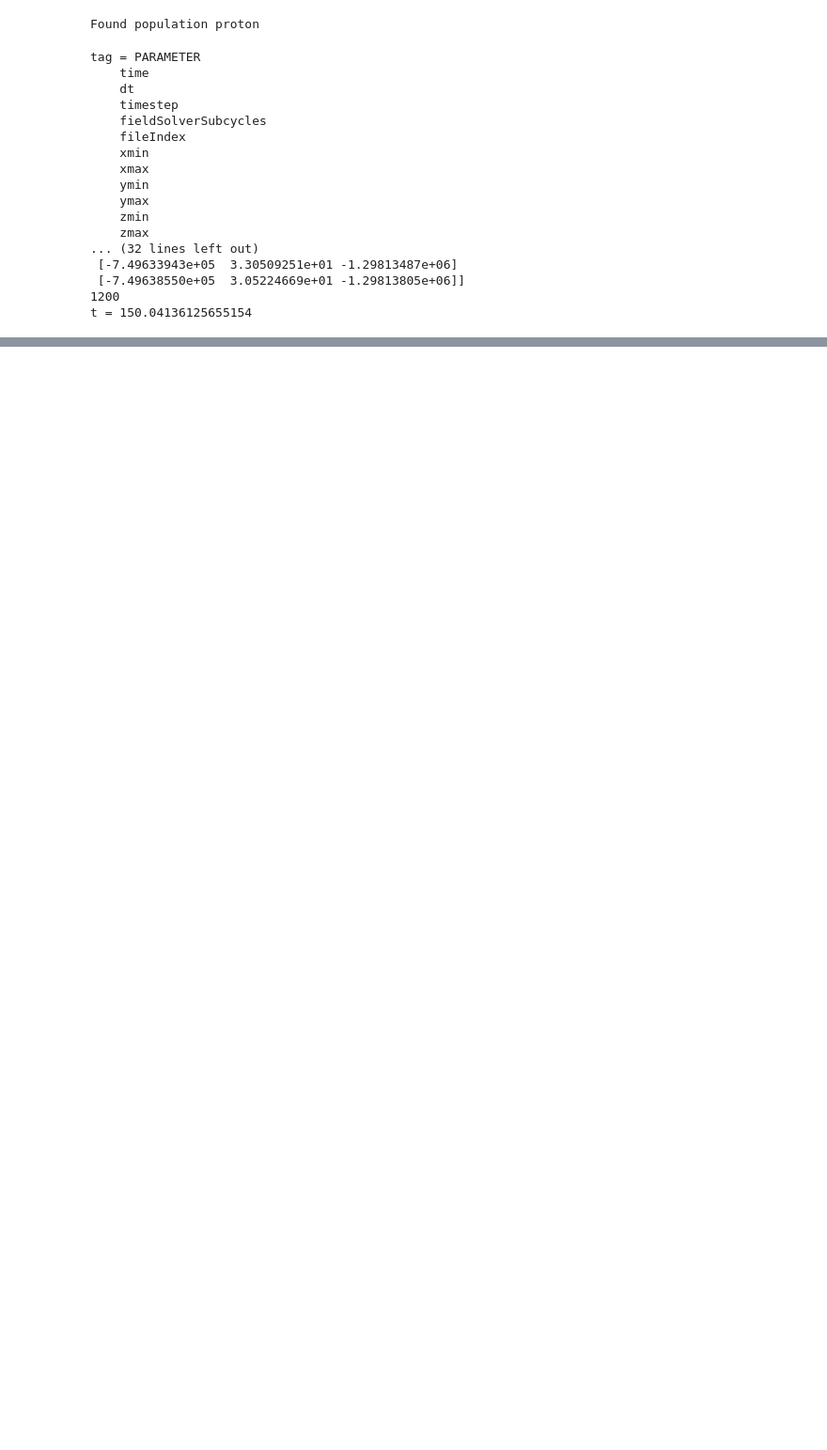
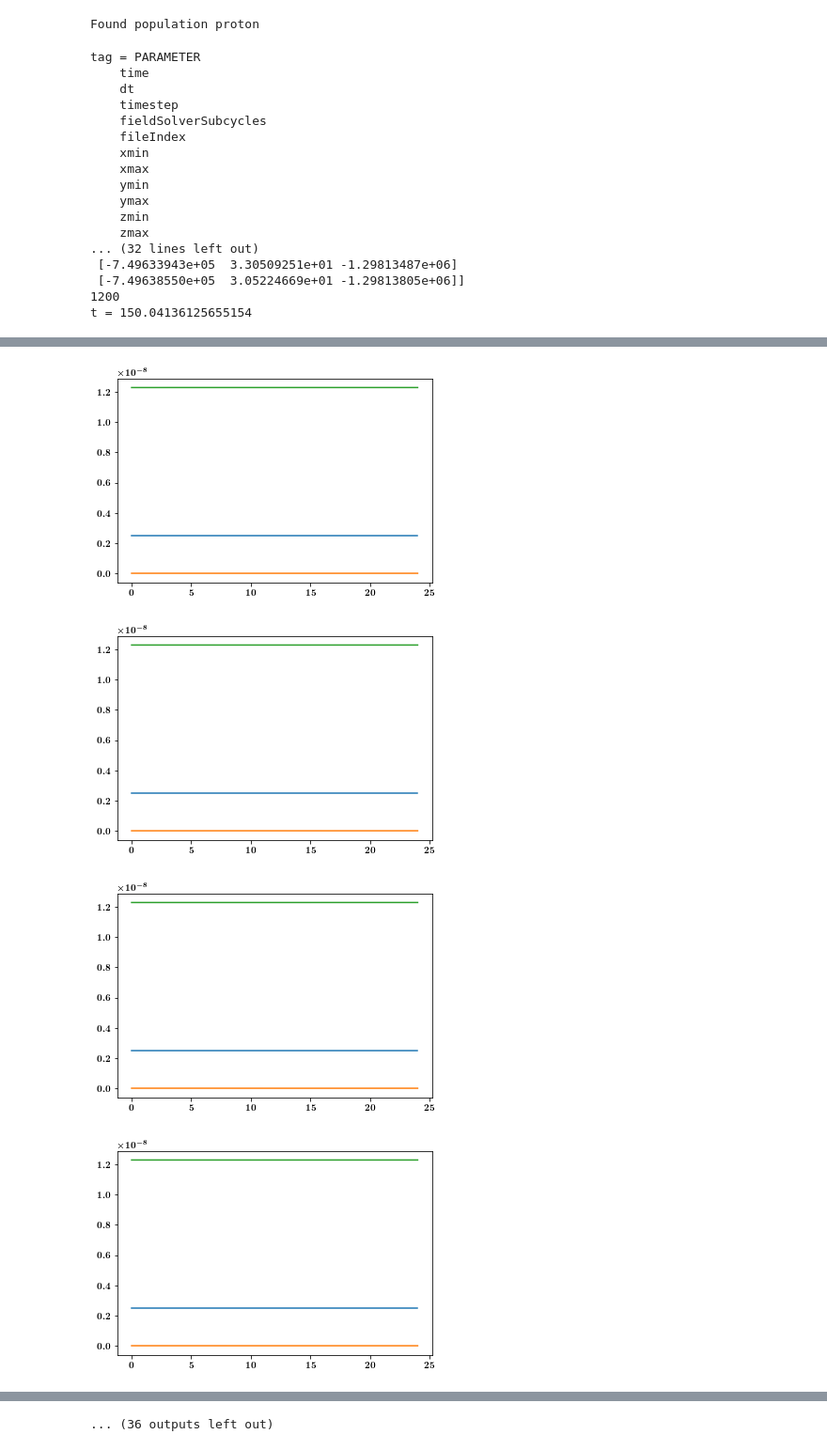
Before and after one commit to makes/plasma-dsp2022, a Jupyter notebook: jiihu-sandbox.ipynb, the cells around one changed output, grey strips where cells are left out. Shown at 94% size. Saved outputs shown, nothing was run; the diff lists cells and outputs as text; code cells hidden in the pictures; blank space fills up the shorter version.

```diff
--- a/jiihu-sandbox.ipynb
+++ b/jiihu-sandbox.ipynb
@@ -64,0 +116,23 @@ plt.show()
+# %%
+cell_count = 48
+
+cellids = f.read_variable('cellid')
+rho = f.read_variable('proton/vg_rho')
+
+[xsize, ysize, zsize] = f.get_spatial_mesh_size()
+rho_shaped = rho[cellids.argsort()].reshape([ysize,xsize])
+
+bvol = f.read_variable('vg_b_vol')
+bvol_shaped = bvol[cellids.argsort()].reshape([ysize,xsize,3])
+
+arr1 = np.array_split(bvol_shaped[0], cell_count)
+
+for i in range(cell_count):
+    plt.figure()
+    plt.plot(arr1[i])
+    plt.show()
+# %% [output]
+[figure, added]
+[figure, added]
+[figure, added]
+[figure, added]
@@ -64,0 +147 @@ plt.show()
+... (36 outputs left out)
```
Also changed, not shown: parts of 8 cells of this notebook.
